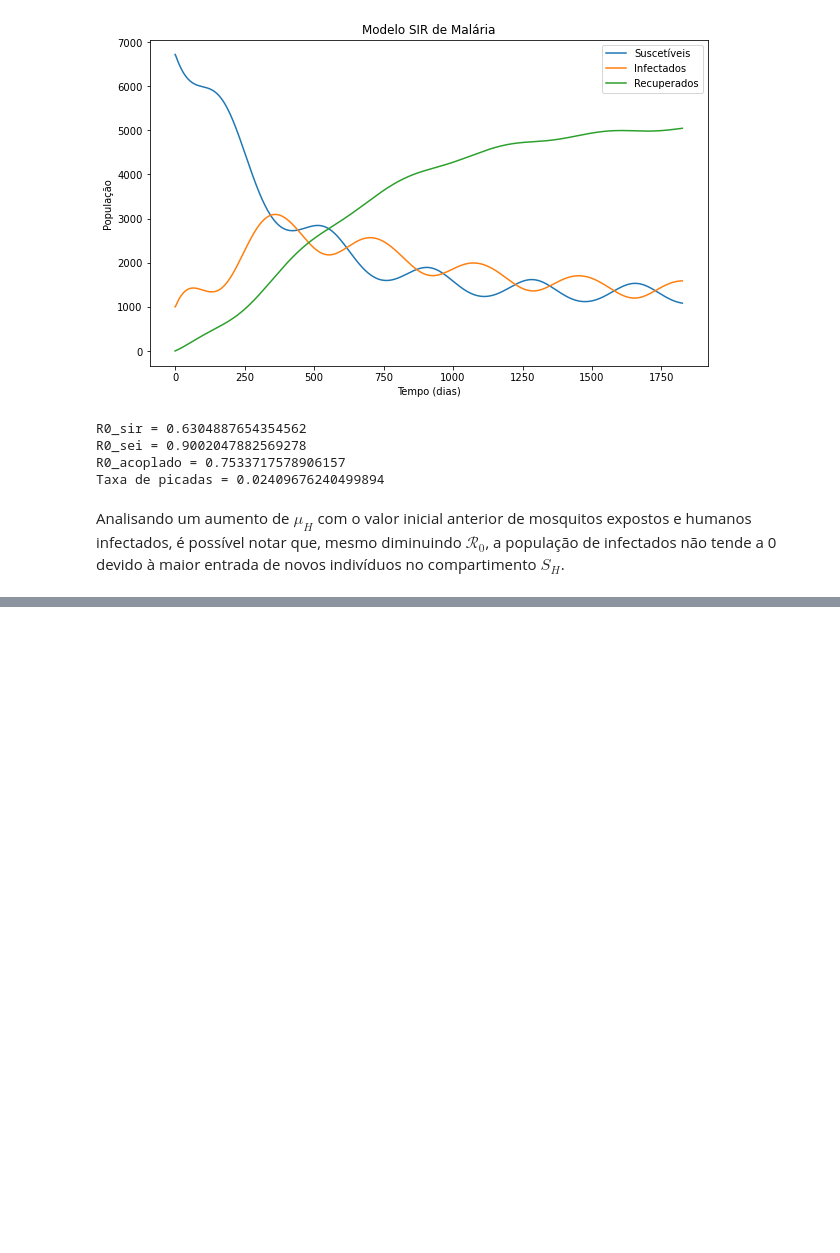
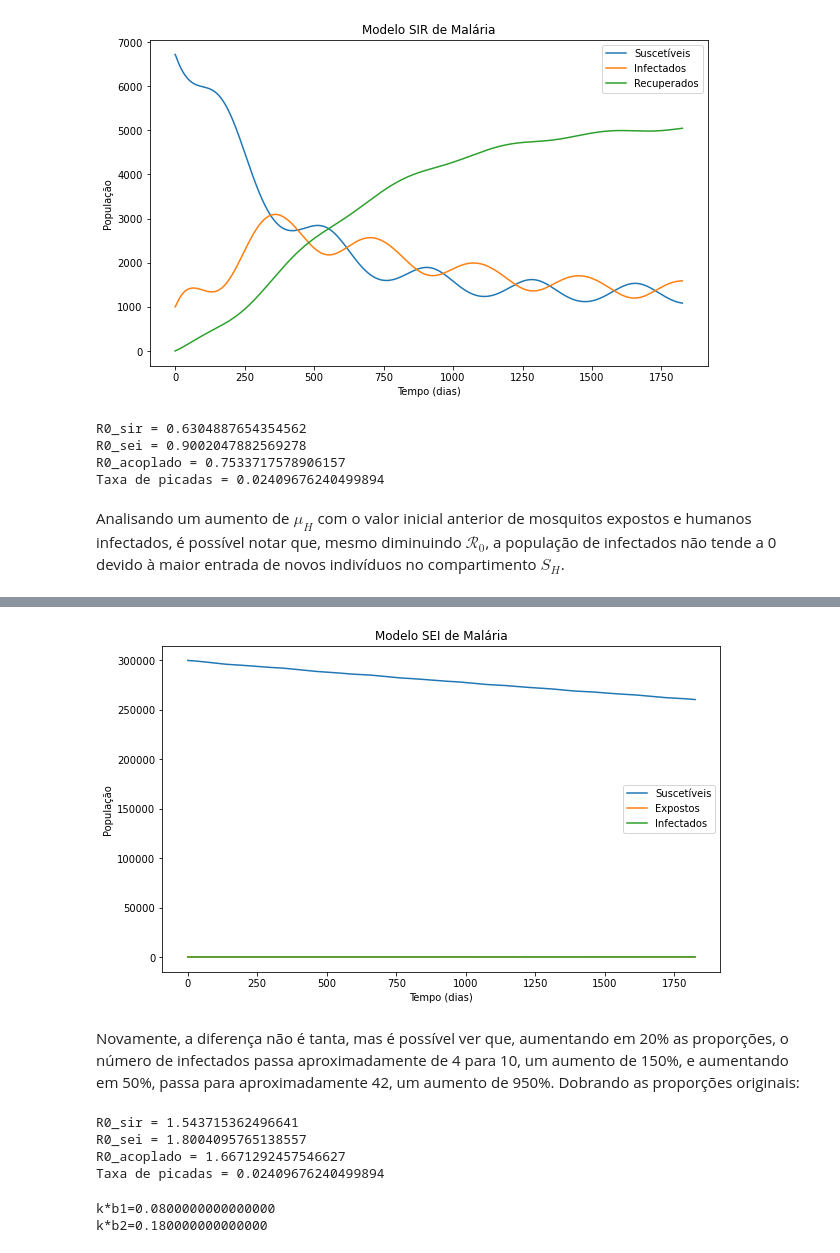
Before and after one commit to RaphaLevy/TCC, a Jupyter notebook: Modelagem_com_Dinamica_Pop/Modelagem_com_Entrada_Populacional.ipynb, the cells around one changed output, grey strips where cells are left out. Drawn from its saved outputs; the diff is of its cells as text; code cells hidden in the pictures; blank space fills up the shorter version.

```diff
--- a/Modelagem_com_Dinamica_Pop/Modelagem_com_Entrada_Populacional.ipynb
+++ b/Modelagem_com_Dinamica_Pop/Modelagem_com_Entrada_Populacional.ipynb
@@ -581,0 +735,24 @@ Analisando um aumento de $\mu_H$ com o valor inicial anterior de mosquitos expos
+# %%
+t_eval = np.linspace(0, 1825, 1000)  # Avalia a solução em 1000 pontos entre 0 e 1825
+sol = solve_ivp(model, [0, 1825], [S_H0, I_H0, R_H0, S_M0, E_M0, I_M0], args=args, dense_output=True, t_eval=t_eval, method="DOP853")
+#sol
+
+times = sol.t
+S_H, I_H, R_H, S_M, E_M, I_M = sol.y
+
+plt.figure(figsize=(10, 6))
+plt.plot(times, S_M, label='Suscetíveis')
+plt.plot(times, E_M, label='Expostos')
+plt.plot(times, I_M, label='Infectados')
+
+plt.xlabel('Tempo (dias)')
+plt.ylabel('População')
+plt.title('Modelo SEI de Malária')
+
+plt.legend()
+
+plt.show()
+# %% [output]
+[figure, added]
+# %% [markdown]
+Novamente, a diferença não é tanta, mas é possível ver que, aumentando em 20% as proporções, o número de infectados passa aproximadamente de 4 para 10, um aumento de 150%, e aumentando em 50%, passa para aproximadamente 42, um aumento de 950%. Dobrando as proporções originais:
@@ -581,0 +765,13 @@ Analisando um aumento de $\mu_H$ com o valor inicial anterior de mosquitos expos
+# %%
+print(f'R0_sir = {initial_R0_sir} \nR0_sei = {initial_R0_sei}\nR0_acoplado = {initial_R0_full}\nTaxa de picadas = {a0}')
+# %% [output]
+R0_sir = 1.543715362496641
+R0_sei = 1.8004095765138557
+R0_acoplado = 1.6671292457546627
+Taxa de picadas = 0.02409676240499894
+# %%
+print(f'k*b1={k*b1}')
+print(f'k*b2={k*b2}')
+# %% [output]
+k*b1=0.0800000000000000
+k*b2=0.180000000000000
```
Also changed, not shown: parts of 43 cells of this notebook.
